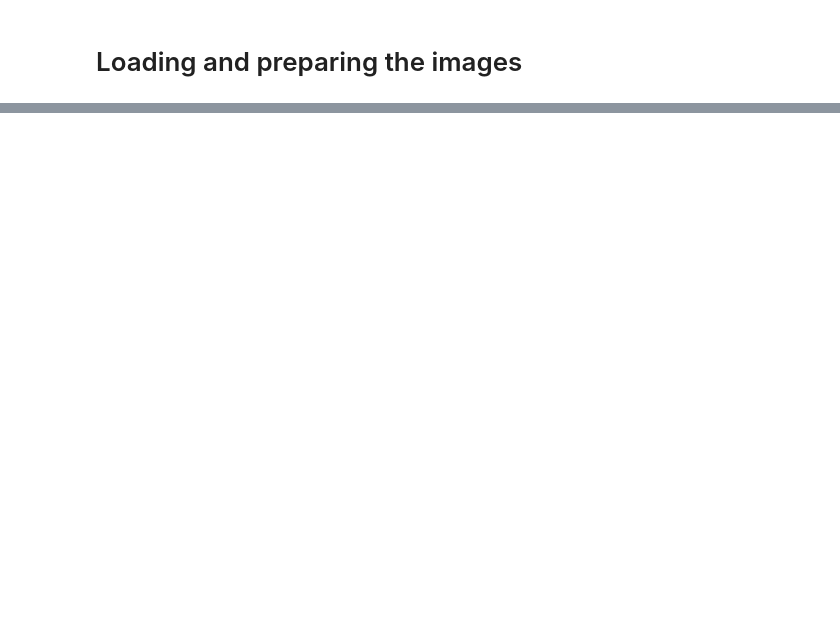
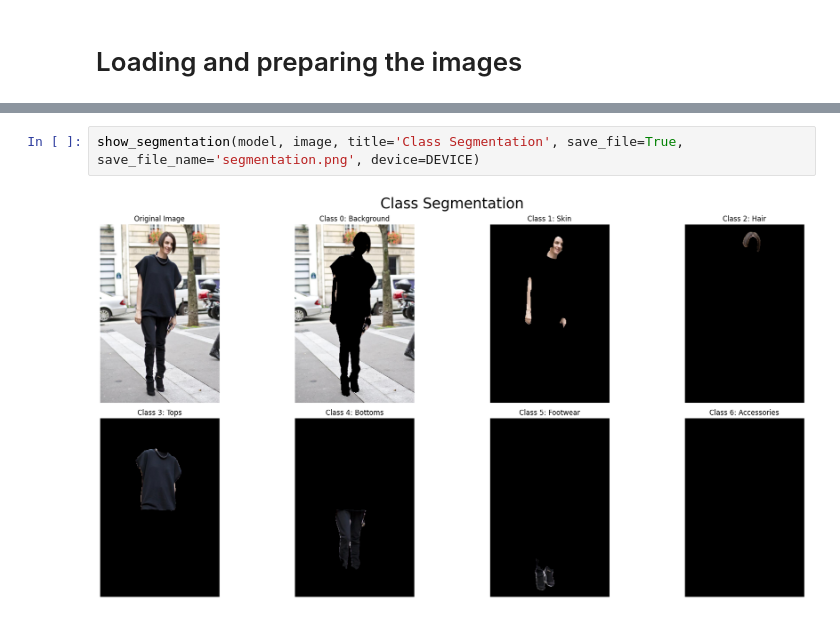
Before and after one commit to SupaxInc/clothing-segmentation, a Jupyter notebook: notebooks/results.ipynb, the cells around one changed output, grey strips where cells are left out. Drawn from its saved outputs; the diff is of its cells as text; blank space fills up the shorter version.

```diff
--- a/notebooks/results.ipynb
+++ b/notebooks/results.ipynb
@@ -73,0 +76,4 @@ show_result(model, image, one_hot_mask, title='Result', save_file=True, save_fil
+# %%
+show_segmentation(model, image, title='Class Segmentation', save_file=True, save_file_name='segmentation.png', device=DEVICE)
+# %% [output]
+[figure, added]
```
Also changed, not shown: parts of 3 cells of this notebook.
